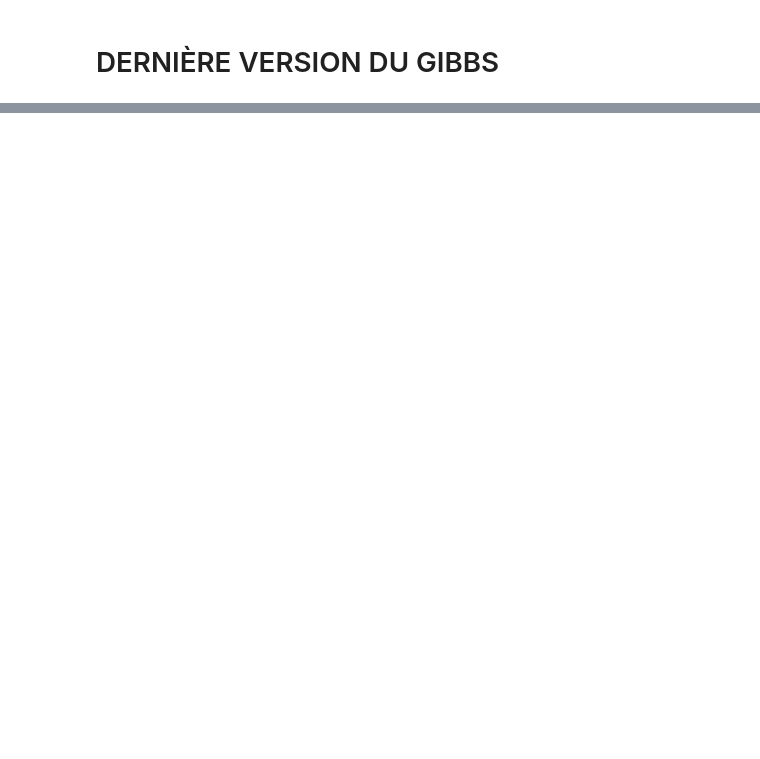
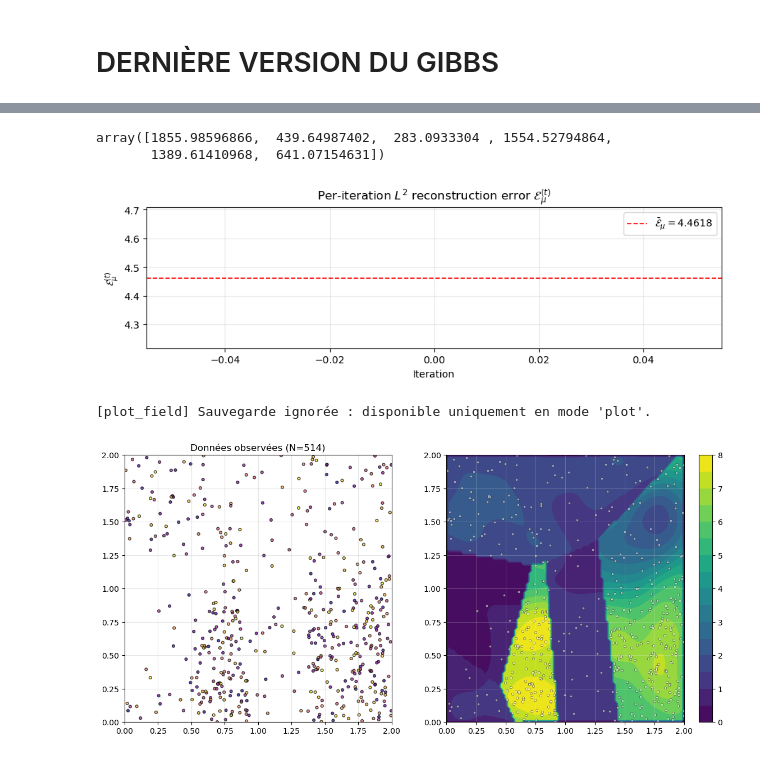
Before and after one commit to IbraSey/phdseydi, a Jupyter notebook: spatial_density_estimation/gp_spatial/brouillon_gp_spatial.ipynb, the cells around one changed output, grey strips where cells are left out. Saved outputs shown, nothing was run; the diff lists cells and outputs as text; code cells hidden in the pictures; blank space fills up the shorter version.

```diff
--- a/spatial_density_estimation/gp_spatial/brouillon_gp_spatial.ipynb
+++ b/spatial_density_estimation/gp_spatial/brouillon_gp_spatial.ipynb
@@ -1704,0 +2686,20 @@ RMSE : 1.5064
+# %%
+ess_bulk
+# %% [output]
+array([1855.98596866,  439.64987402,  283.0933304 , 1554.52794864,
+       1389.61410968,  641.07154631])
+# %%
+out = sampler.plot_posterior_intensity(
+    x=np.array(x_pt), y=np.array(y_pt), t=np.array(t_pt),
+    results=results, nx=100, ny=100, burn_in=burn_in, cmap="viridis", savefigure=True, title_savefig="post",
+    mu_star_func=mu_star_func,
+)
+
+# Diagnostics
+sampler.plot_chains(results, savefigure=True)
+sampler.plot_acf(results, burn_in=burn_in, max_lag=50, savefigure=True)
+# ess = sampler.plot_ess_arviz(results, burn_in=burn_in, kind="local")
+# %% [output]
+[figure, added]
+[plot_field] Sauvegarde ignorée : disponible uniquement en mode 'plot'.
+[figure, added]
```
Also changed, not shown: parts of 28 cells of this notebook, 6 other files.
